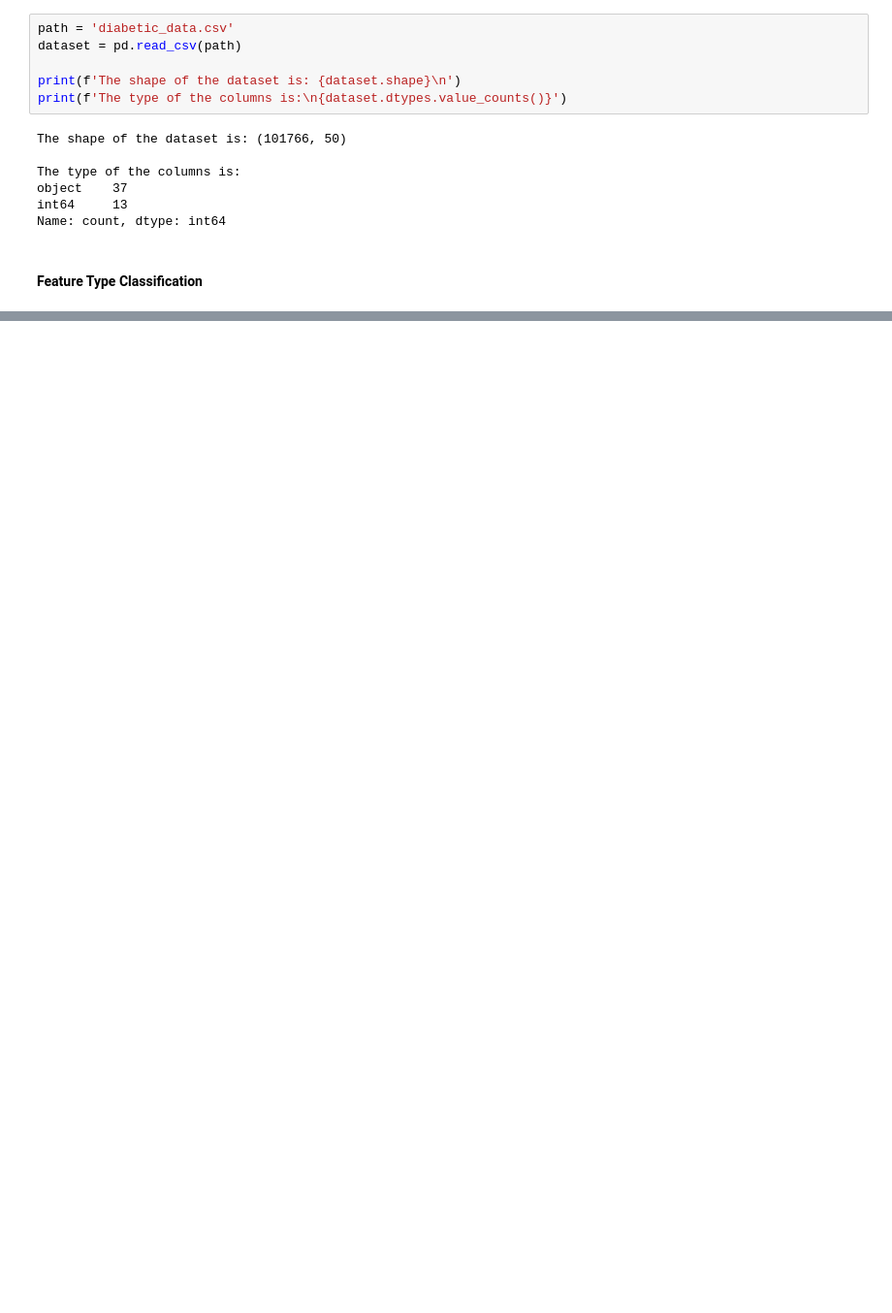
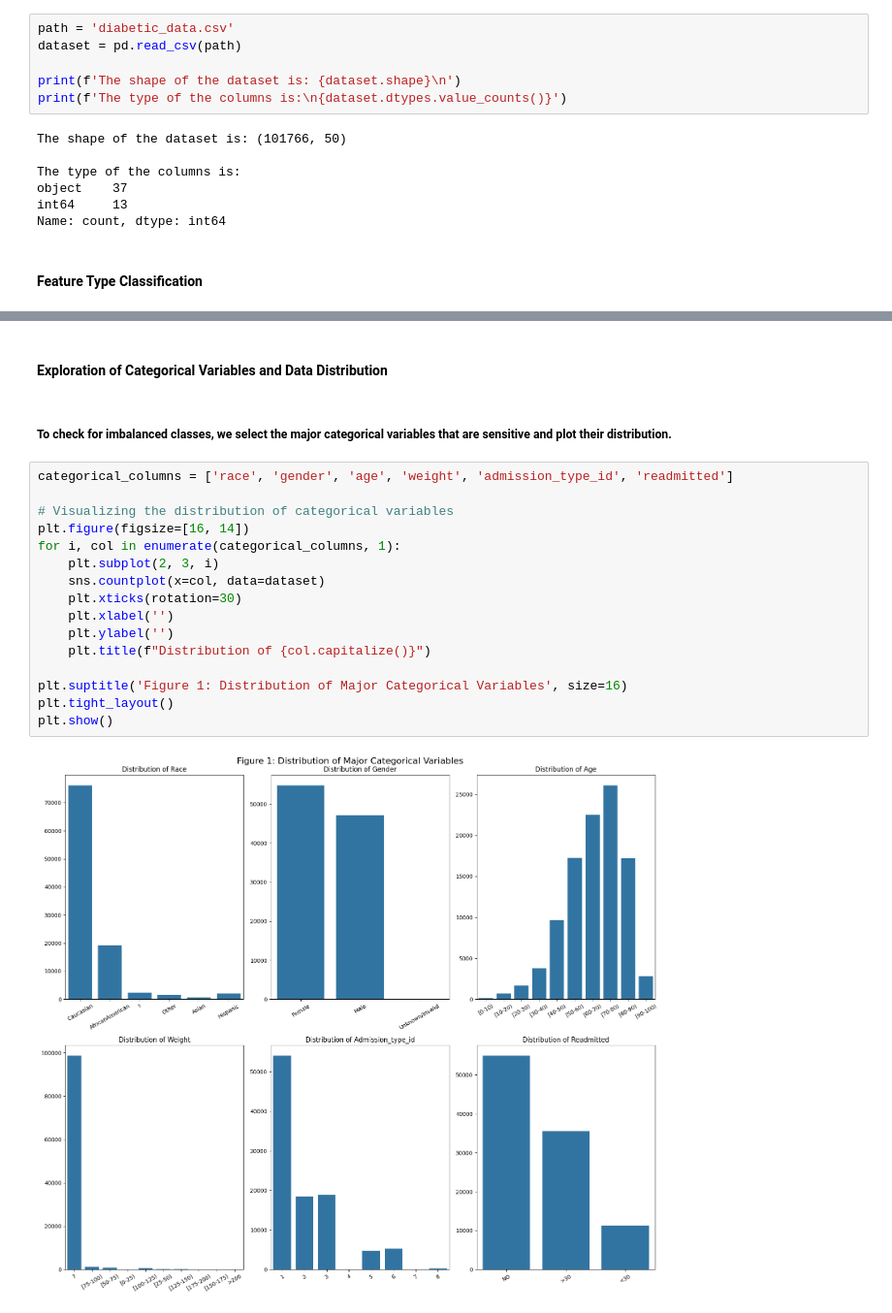
Before and after one commit to 14Richa/Patient-Readmission-Analysis, a Jupyter notebook: Readmission_Predictions.ipynb, the cells around one changed output, grey strips where cells are left out. Shown at 97% size. Cells and saved outputs as stored; diff of their text form; blank space fills up the shorter version.

```diff
--- a/Readmission_Predictions.ipynb
+++ b/Readmission_Predictions.ipynb
@@ -172,0 +205,22 @@ Sample Rows:
+# %% [markdown]
+#### Exploration of Categorical Variables and Data Distribution
+# %% [markdown]
+##### To check for imbalanced classes, we select the major categorical variables that are sensitive and plot their distribution.
+# %%
+categorical_columns = ['race', 'gender', 'age', 'weight', 'admission_type_id', 'readmitted']
+
+# Visualizing the distribution of categorical variables
+plt.figure(figsize=[16, 14])
+for i, col in enumerate(categorical_columns, 1):
+    plt.subplot(2, 3, i)
+    sns.countplot(x=col, data=dataset)
+    plt.xticks(rotation=30)
+    plt.xlabel('')
+    plt.ylabel('')
+    plt.title(f"Distribution of {col.capitalize()}")
+
+plt.suptitle('Figure 1: Distribution of Major Categorical Variables', size=16)
+plt.tight_layout()
+plt.show()
+# %% [output]
+[figure, added]
```
Also changed, not shown: parts of 24 cells of this notebook.
